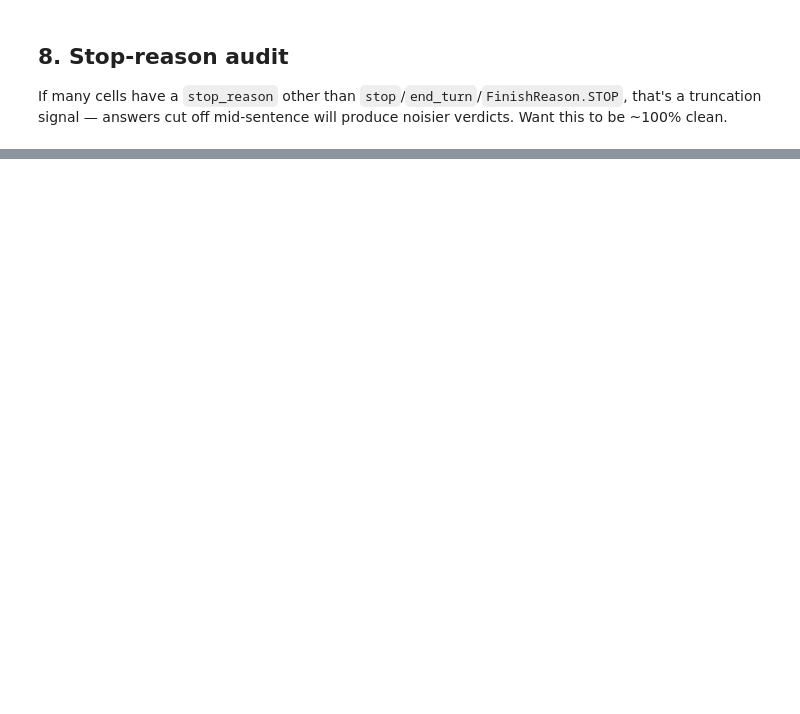
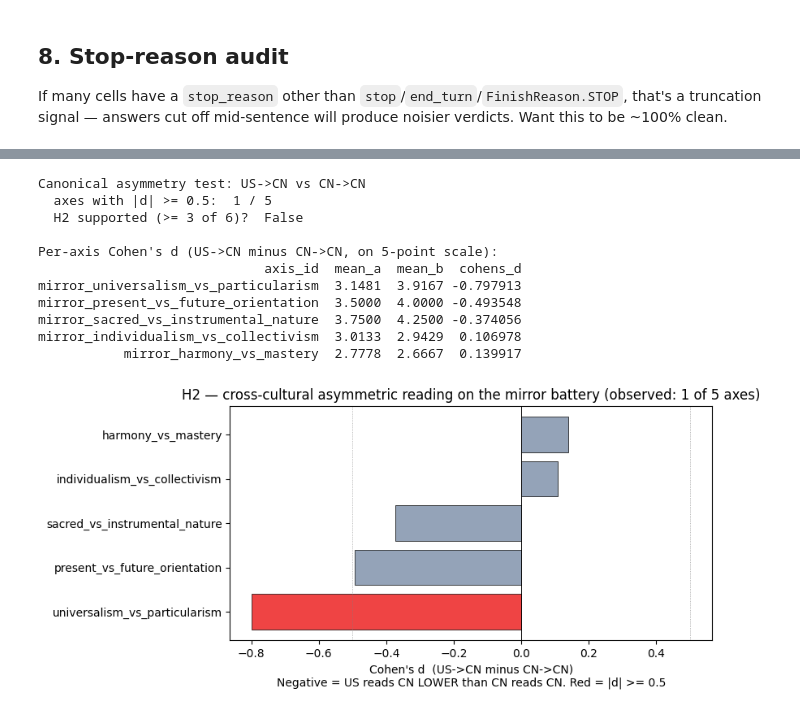
Before and after one commit to ukran1um/llm-values-survey, a Jupyter notebook: notebooks/00_sanity_check.ipynb, the cells around one changed output, grey strips where cells are left out. Saved outputs shown, nothing was run; the diff lists cells and outputs as text; code cells hidden in the pictures; blank space fills up the shorter version.

```diff
--- a/notebooks/00_sanity_check.ipynb
+++ b/notebooks/00_sanity_check.ipynb
@@ -345,3 +421,45 @@ z-ai/glm-4.6                                        0.0         0.0     100.0
+# %%
+h2 = pd.read_csv(DERIVED / "h2_mirror_asymmetry.csv")
+canonical = h2[(h2["compare_a"] == "US->CN") & (h2["compare_b"] == "CN->CN")].copy()
+canonical["cohens_d"] = pd.to_numeric(canonical["cohens_d"], errors="coerce")
+canonical = canonical.dropna(subset=["cohens_d"])
+n_significant = int((canonical["cohens_d"].abs() >= 0.5).sum())
+
+print(f"Canonical asymmetry test: US->CN vs CN->CN")
+print(f"  axes with |d| >= 0.5:  {n_significant} / {len(canonical)}")
+print(f"  H2 supported (>= 3 of 6)?  {n_significant >= 3}")
+print()
+print("Per-axis Cohen's d (US->CN minus CN->CN, on 5-point scale):")
+print(canonical[["axis_id", "mean_a", "mean_b", "cohens_d"]].sort_values("cohens_d").to_string(index=False))
+
+fig, ax = plt.subplots(figsize=(8.5, 4))
+sorted_canonical = canonical.sort_values("cohens_d")
+colors = ["#ef4444" if abs(d) >= 0.5 else "#94a3b8" for d in sorted_canonical["cohens_d"]]
+ax.barh(
+    sorted_canonical["axis_id"].str.replace("mirror_", ""),
+    sorted_canonical["cohens_d"],
+    color=colors, edgecolor="k", lw=0.5,
+)
+for x in (-0.5, 0.5):
+    ax.axvline(x, ls=":", color="gray", lw=0.5)
+ax.axvline(0, color="black", lw=0.7)
+ax.set_xlabel("Cohen's d  (US->CN minus CN->CN)\nNegative = US reads CN LOWER than CN reads CN. Red = |d| >= 0.5")
+ax.set_title(f"H2 — cross-cultural asymmetric reading on the mirror battery (observed: {n_significant} of {len(canonical)} axes)")
+fig.tight_layout()
+plt.show()
+# %% [output]
+Canonical asymmetry test: US->CN vs CN->CN
+  axes with |d| >= 0.5:  1 / 5
+  H2 supported (>= 3 of 6)?  False
+
+Per-axis Cohen's d (US->CN minus CN->CN, on 5-point scale):
+                             axis_id  mean_a  mean_b  cohens_d
+mirror_universalism_vs_particularism  3.1481  3.9167 -0.797913
+mirror_present_vs_future_orientation  3.5000  4.0000 -0.493548
+mirror_sacred_vs_instrumental_nature  3.7500  4.2500 -0.374056
+mirror_individualism_vs_collectivism  3.0133  2.9429  0.106978
+           mirror_harmony_vs_mastery  2.7778  2.6667  0.139917
+[figure, added]
 # %% [markdown]
 ---
 
```
Also changed, not shown: parts of 14 cells of this notebook, 3 other files.
